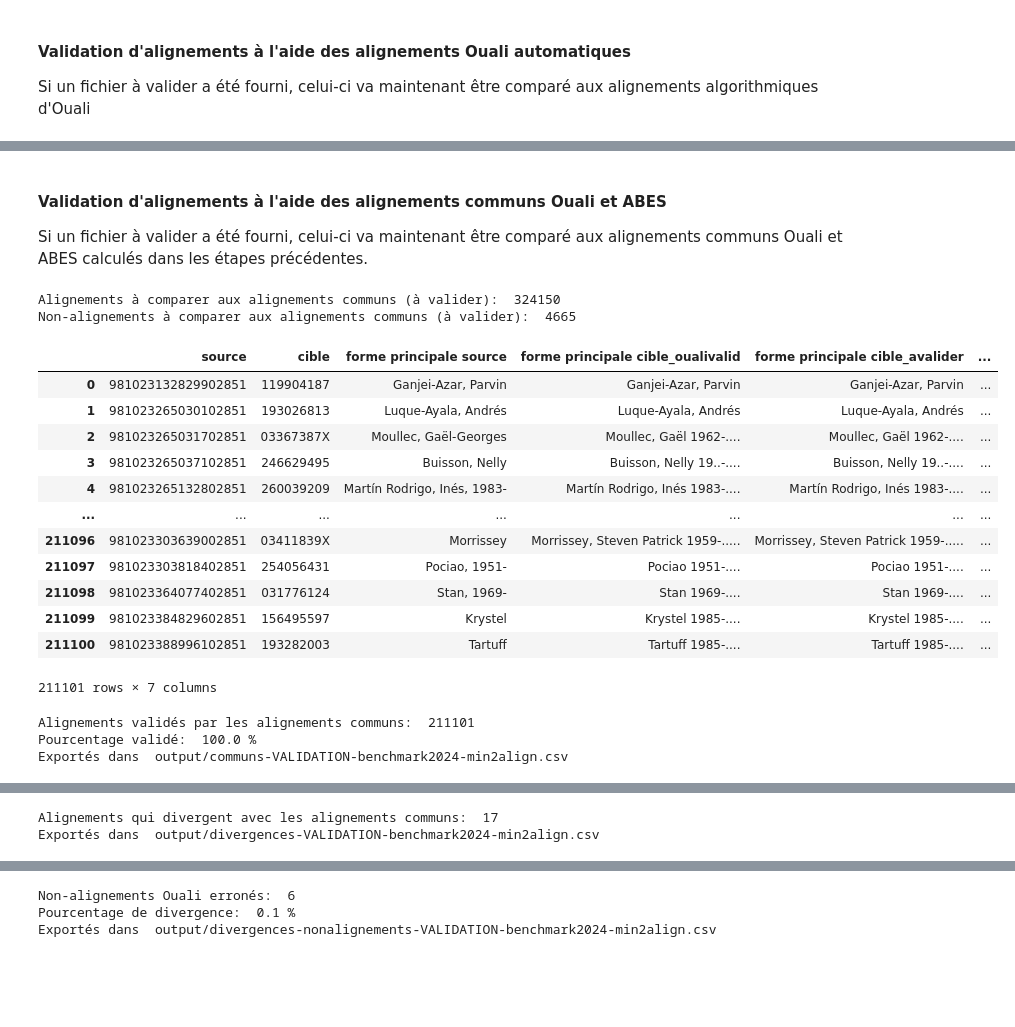
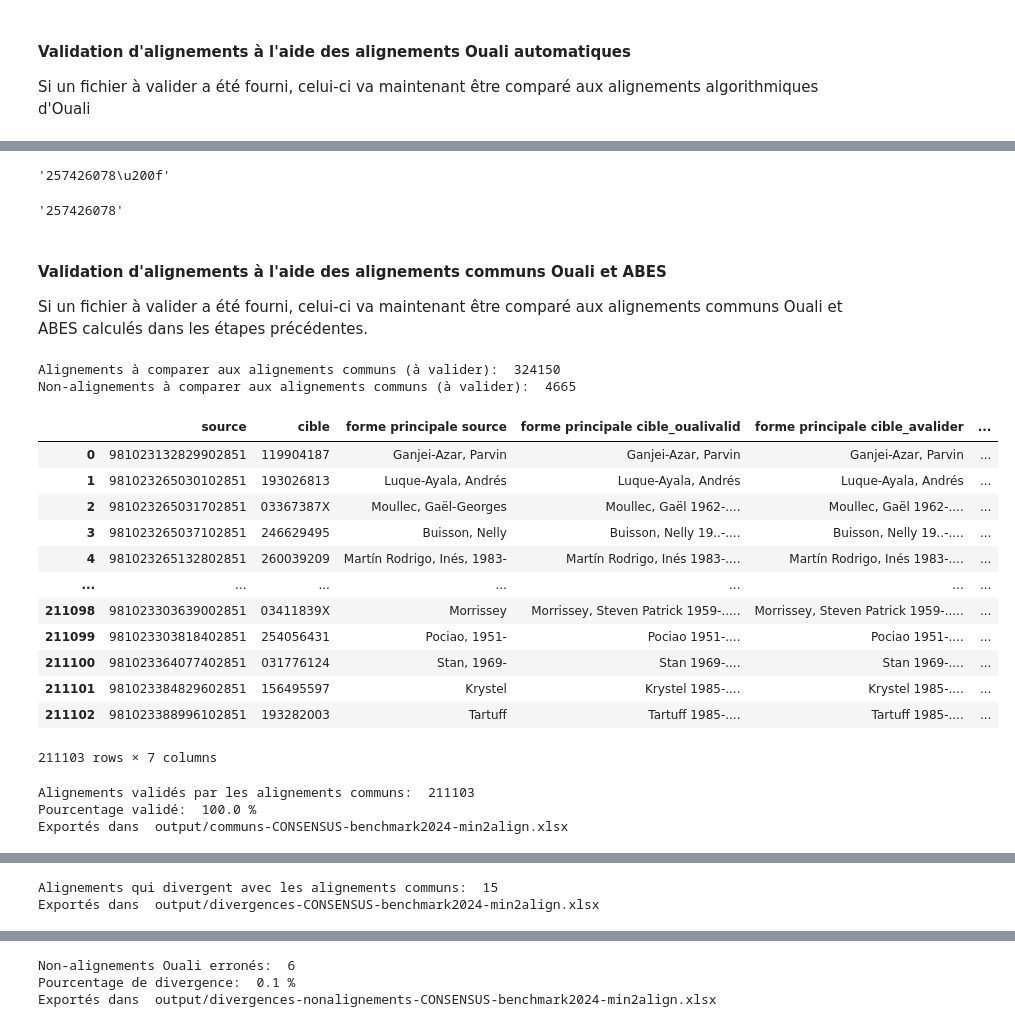
Before and after one commit to timtomch/ouali-benchmark, a Jupyter notebook: Ouali-benchmark-2024.ipynb, the cells around one changed output, grey strips where cells are left out. Drawn from its saved outputs; the diff is of its cells as text; code cells hidden in the pictures; blank space fills up the shorter version.

```diff
--- a/Ouali-benchmark-2024.ipynb
+++ b/Ouali-benchmark-2024.ipynb
@@ -134,7 +135,7 @@ if not common_alignments_file:
     outfile = output_folder + '/' + common_noalign_file + '-ABES-' + set_name
     if output_type == 'xlsx':
         outfile = outfile + '.xlsx'
-        common_source_noalign_abes.to_excel(outfile,columns=['source'],encoding="UTF-8",index=False)
+        common_source_noalign_abes.to_excel(outfile,columns=['source'],index=False)
     else:
         outfile = outfile + '.csv'
         common_source_noalign_abes.to_csv(outfile,columns=['source'],encoding="UTF-8",index=False)
@@ -188,8 +189,12 @@ Si un fichier à valider a été fourni, celui-ci va maintenant être comparé a
 # %%
 if ouali_to_validate_file and not ouali_align.empty:
     to_validate = pd.read_csv(ouali_to_validate_file, sep='\t', dtype = str)
-    to_validate['source'] = to_validate['id source']
-    to_validate['cible'] = to_validate['id cible']
+
+    # Pour simplifier les manipulations, on copie les colonnes source et cible
+    # On tente aussi d'en retirer certains caractères spéciaux qui pourraient fausser la comparaison.
+    to_remove_pattern = re.compile(r'[\u2000-\u206F\u2E00-\u2E7F\u3000-\u303F]')
+    to_validate['source'] = to_validate['id source'].str.replace(to_remove_pattern, '', regex=True).str.strip()
+    to_validate['cible'] = to_validate['id cible'].str.replace(to_remove_pattern, '', regex=True).str.strip()
     to_validate['method'] = to_validate["décision d'alignement"]
     to_validate_align = to_validate.query("cible.notna() and not cible == '\"rnv-nz-auth-atc\"'").copy()
     to_validate_no_align = to_validate.query("cible.isna() and not cible == '\"rnv-nz-auth-atc\"' and not method == 'auto'").copy()
@@ -294,6 +299,14 @@ Exportés dans  output/divergences-VALIDOUALI-benchmark2024-min2align.xlsx
 Non-alignements à valider pour lesquels Ouali à trouvé un alignement:  331
 Pourcentage de divergence:  7.1 %
 Exportés dans  output/divergences-nonalignements-VALIDOUALI-benchmark2024-min2align.xlsx
+# %%
+test = to_validate.query("source == '981023281692202851'")
+test2 = ouali_align.query("source == '981023281692202851'")
+display(test.cible.values[0])
+display(test2.cible.values[0])
+# %% [output]
+'257426078\u200f'
+'257426078'
 # %% [markdown]
 #### Validation d'alignements à l'aide des alignements communs Ouali et ABES
 Si un fichier à valider a été fourni, celui-ci va maintenant être comparé aux alignements communs Ouali et ABES calculés
@@ -301,8 +314,12 @@ dans les étapes précédentes.
 # %%
 if ouali_to_validate_file and not common_target_abes.empty:
     to_validate = pd.read_csv(ouali_to_validate_file, sep='\t', dtype = str)
-    to_validate['source'] = to_validate['id source']
-    to_validate['cible'] = to_validate['id cible']
+
+    # Pour simplifier les manipulations, on copie les colonnes source et cible
+    # On tente aussi d'en retirer certains caractères spéciaux qui pourraient fausser la comparaison.
+    to_remove_pattern = re.compile(r'[\u2000-\u206F\u2E00-\u2E7F\u3000-\u303F]')
+    to_validate['source'] = to_validate['id source'].str.replace(to_remove_pattern, '', regex=True).str.strip()
+    to_validate['cible'] = to_validate['id cible'].str.replace(to_remove_pattern, '', regex=True).str.strip()
     to_validate['method'] = to_validate["décision d'alignement"]
     to_validate_align = to_validate.query("cible.notna() and not cible == '\"rnv-nz-auth-atc\"'").copy()
     to_validate_no_align = to_validate.query("cible.isna() and not cible == '\"rnv-nz-auth-atc\"' and not method == 'auto'").copy()
@@ -316,7 +333,7 @@ if ouali_to_validate_file and not common_target_abes.empty:
 
     if output_type == 'xlsx':
         outfile = outfile + '.xlsx'
-        common_target_validated.to_excel(outfile,columns=['source','cible', 'forme principale source', 'forme principale cible_oualivalid','forme principale cible_avalider', "décision d'alignement", 'arbitre'],encoding="UTF-8",index=False)
+        common_target_validated.to_excel(outfile,columns=['source','cible', 'forme principale source', 'forme principale cible_oualivalid','forme principale cible_avalider', "décision d'alignement", 'arbitre'],index=False)
     else:
         outfile = outfile + '.csv'
         common_target_validated.to_csv(outfile,columns=['source','cible', 'forme principale source', 'forme principale cible_oualivalid','forme principale cible_avalider', "décision d'alignement", 'arbitre'],encoding="UTF-8",index=False)
@@ -332,49 +349,49 @@ if ouali_to_validate_file and not common_target_abes.empty:
 
     if output_type == 'xlsx':
         outfile = outfile + '.xlsx'
-        divergences_to_validate.to_excel(outfile, columns=['source', 'cible_oualivalid', 'cible_avalider', 'forme principale source', 'forme principale cible_oualivalid','forme principale cible_avalider', "décision d'alignement", 'arbitre'],encoding="UTF-8",index=False)
+        divergences_to_validate.to_excel(outfile, columns=['source', 'cible_oualivalid', 'cible_avalider', 'forme principale source', 'forme principale cible_oualivalid','forme principale cible_avalider', "décision d'alignement", 'arbitre'],index=False)
     else:
         outfile = outfile + '.csv'
         divergences_to_validate.to_csv(outfile, columns=['source', 'cible_oualivalid', 'cible_avalider', 'forme principale source', 'forme principale cible_oualivalid','forme principale cible_avalider', "décision d'alignement", 'arbitre'],encoding="UTF-8",index=False)
     print("Alignements qui divergent avec les alignements communs: ", len(divergences_to_validate))
     print("Exportés dans ", outfile)
 
     # Non-alignements pour lesquels Ouali et l'ABES ont trouvé un alignement
 
     outfile = output_folder + '/' + div_noalign_file + '-CONSENSUS-' + set_name
     div_nonalign_to_validate = pd.merge(common_target_abes, to_validate_no_align, how="inner", on='source', suffixes=("_oualivalid", "_avalider"), copy=True)
     display(div_nonalign_to_validate[['source','cible_oualivalid', 'forme principale source', 'forme principale cible_oualivalid', "décision d'alignement", 'arbitre']])
 
     if output_type == 'xlsx':
         outfile = outfile + '.xlsx'
-        div_nonalign_to_validate.to_excel(outfile,columns=['source','cible_oualivalid', 'forme principale source', 'forme principale cible_oualivalid', "décision d'alignement", 'arbitre'],encoding="UTF-8",index=False)
+        div_nonalign_to_validate.to_excel(outfile,columns=['source','cible_oualivalid', 'forme principale source', 'forme principale cible_oualivalid', "décision d'alignement", 'arbitre'],index=False)
     else:
         outfile = outfile + '.csv'
         div_nonalign_to_validate.to_csv(outfile,columns=['source','cible_oualivalid', 'forme principale source', 'forme principale cible_oualivalid', "décision d'alignement", 'arbitre'],encoding="UTF-8",index=False)
 
     print("Non-alignements Ouali erronés: ", len(div_nonalign_to_validate))
     print("Pourcentage de divergence: ", round(len(div_nonalign_to_validate)/len(to_validate_no_align)*100,1), "%")
 
     print("Exportés dans ", outfile)
 # %% [output]
 Alignements à comparer aux alignements communs (à valider):  324150
 Non-alignements à comparer aux alignements communs (à valider):  4665
 |  | source | cible | forme principale source | forme principale cible_oualivalid | forme principale cible_avalider | ... |
 | 0 | 981023132829902851 | 119904187 | Ganjei-Azar, Parvin | Ganjei-Azar, Parvin | Ganjei-Azar, Parvin | ... |
 | 1 | 981023265030102851 | 193026813 | Luque-Ayala, Andrés | Luque-Ayala, Andrés | Luque-Ayala, Andrés | ... |
 | 2 | 981023265031702851 | 03367387X | Moullec, Gaël-Georges | Moullec, Gaël 1962-.... | Moullec, Gaël 1962-.... | ... |
 | 3 | 981023265037102851 | 246629495 | Buisson, Nelly | Buisson, Nelly 19..-.... | Buisson, Nelly 19..-.... | ... |
 | 4 | 981023265132802851 | 260039209 | Martín Rodrigo, Inés, 1983- | Martín Rodrigo, Inés 1983-.... | Martín Rodrigo, Inés 1983-.... | ... |
 | ... | ... | ... | ... | ... | ... | ... |
-| 211096 | 981023303639002851 | 03411839X | Morrissey | Morrissey, Steven Patrick 1959-..... | Morrissey, Steven Patrick 1959-..... | ... |
-| 211097 | 981023303818402851 | 254056431 | Pociao, 1951- | Pociao 1951-.... | Pociao 1951-.... | ... |
-| 211098 | 981023364077402851 | 031776124 | Stan, 1969- | Stan 1969-.... | Stan 1969-.... | ... |
-| 211099 | 981023384829602851 | 156495597 | Krystel | Krystel 1985-.... | Krystel 1985-.... | ... |
-| 211100 | 981023388996102851 | 193282003 | Tartuff | Tartuff 1985-.... | Tartuff 1985-.... | ... |
+| 211098 | 981023303639002851 | 03411839X | Morrissey | Morrissey, Steven Patrick 1959-..... | Morrissey, Steven Patrick 1959-..... | ... |
+| 211099 | 981023303818402851 | 254056431 | Pociao, 1951- | Pociao 1951-.... | Pociao 1951-.... | ... |
+| 211100 | 981023364077402851 | 031776124 | Stan, 1969- | Stan 1969-.... | Stan 1969-.... | ... |
+| 211101 | 981023384829602851 | 156495597 | Krystel | Krystel 1985-.... | Krystel 1985-.... | ... |
+| 211102 | 981023388996102851 | 193282003 | Tartuff | Tartuff 1985-.... | Tartuff 1985-.... | ... |
-211101 rows × 7 columns
+211103 rows × 7 columns
-Alignements validés par les alignements communs:  211101
+Alignements validés par les alignements communs:  211103
 Pourcentage validé:  100.0 %
-Exportés dans  output/communs-VALIDATION-benchmark2024-min2align.csv
+Exportés dans  output/communs-CONSENSUS-benchmark2024-min2align.xlsx
 |  | source | cible_oualivalid | cible_avalider | forme principale source | forme principale cible_oualivalid | ... |
 | 50 | 981023281580002851 | 095766871 | 121435369 | Kloevekorn, Fritz, 1885-1964 | Kloevekorn, Fritz | ... |
 | 76 | 981023282166302851 | 035347104 | 067282113 | Keller, Max, Dr en droit | Keller, Max 1945-.... | ... |
@@ -396,5 +411,5 @@ Exportés dans  output/communs-VALIDATION-benchmark2024-min2align.csv
-Alignements qui divergent avec les alignements communs:  17
-Exportés dans  output/divergences-VALIDATION-benchmark2024-min2align.csv
+Alignements qui divergent avec les alignements communs:  15
+Exportés dans  output/divergences-CONSENSUS-benchmark2024-min2align.xlsx
 |  | source | cible_oualivalid | forme principale source | forme principale cible_oualivalid | décision d'alignement | arbitre |
 | 0 | 981023282035502851 | 254652689 | Schuler, Peter | Schuler, Peter | manuel | 8086 |
 | 1 | 981023284601202851 | 060649119 | Mehta, Ramanlal Nagarji | Mehta, Ramanlal Nagarji 1922-.... | manuel | 8542 |
@@ -404,4 +419,4 @@ Exportés dans  output/divergences-VALIDATION-benchmark2024-min2align.csv
 | 5 | 981023296450802851 | 052575470 | Nārāyaṇa, protégé de Dhavalacandra | Nārāyaṇa 1426-14.. | externe | NaN |
 Non-alignements Ouali erronés:  6
 Pourcentage de divergence:  0.1 %
-Exportés dans  output/divergences-nonalignements-VALIDATION-benchmark2024-min2align.csv
+Exportés dans  output/divergences-nonalignements-CONSENSUS-benchmark2024-min2align.xlsx
```
Also changed, not shown: parts of 3 cells of this notebook.
